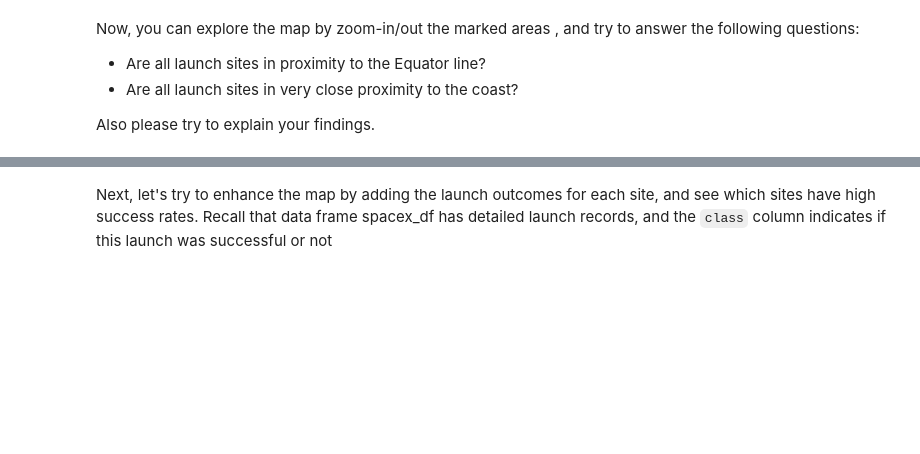
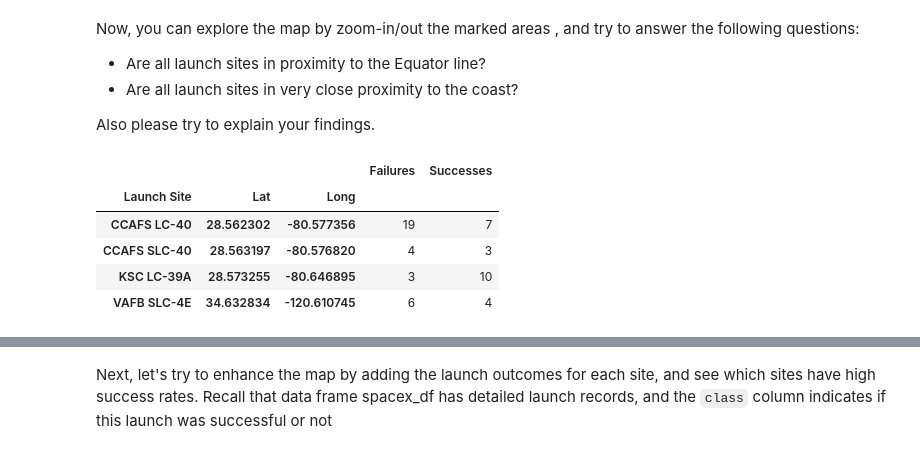
Before and after one commit to bryanheadrick/Applied-Data-Science-Capstone, a Jupyter notebook: lab_jupyter_launch_site_location.ipynb, the cells around one changed output, grey strips where cells are left out. Cells and saved outputs as stored; diff of their text form; code cells hidden in the pictures; blank space fills up the shorter version.

```diff
--- a/lab_jupyter_launch_site_location.ipynb
+++ b/lab_jupyter_launch_site_location.ipynb
@@ -134,0 +142,11 @@ Also please try to explain your findings.
+# %%
+result = spacex_df.groupby(['Launch Site', 'Lat', 'Long', 'class']).size().unstack(fill_value=0)
+result.columns = ['Failures', 'Successes']
+result
+# %% [output]
+|  |  |  | Failures | Successes |
+| Launch Site | Lat | Long |  |  |
+| CCAFS LC-40 | 28.562302 | -80.577356 | 19 | 7 |
+| CCAFS SLC-40 | 28.563197 | -80.576820 | 4 | 3 |
+| KSC LC-39A | 28.573255 | -80.646895 | 3 | 10 |
+| VAFB SLC-4E | 34.632834 | -120.610745 | 6 | 4 |
```
Also changed, not shown: parts of 12 cells of this notebook.
